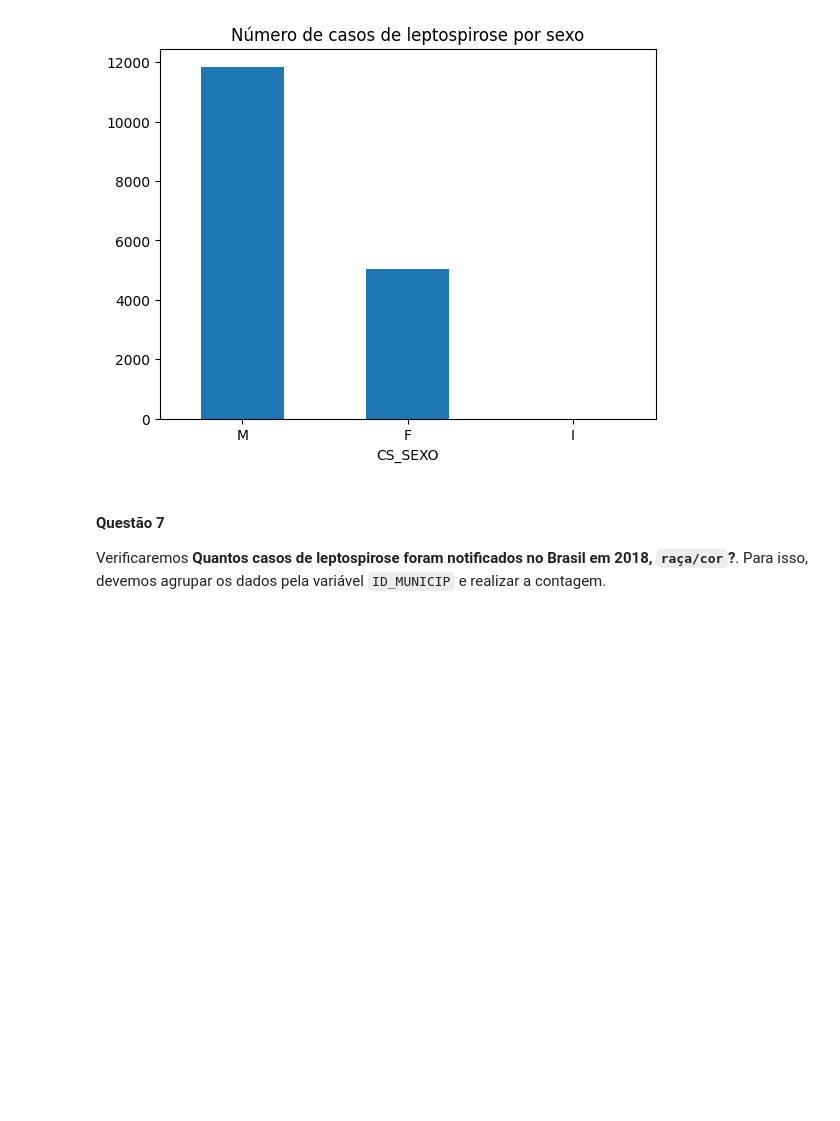
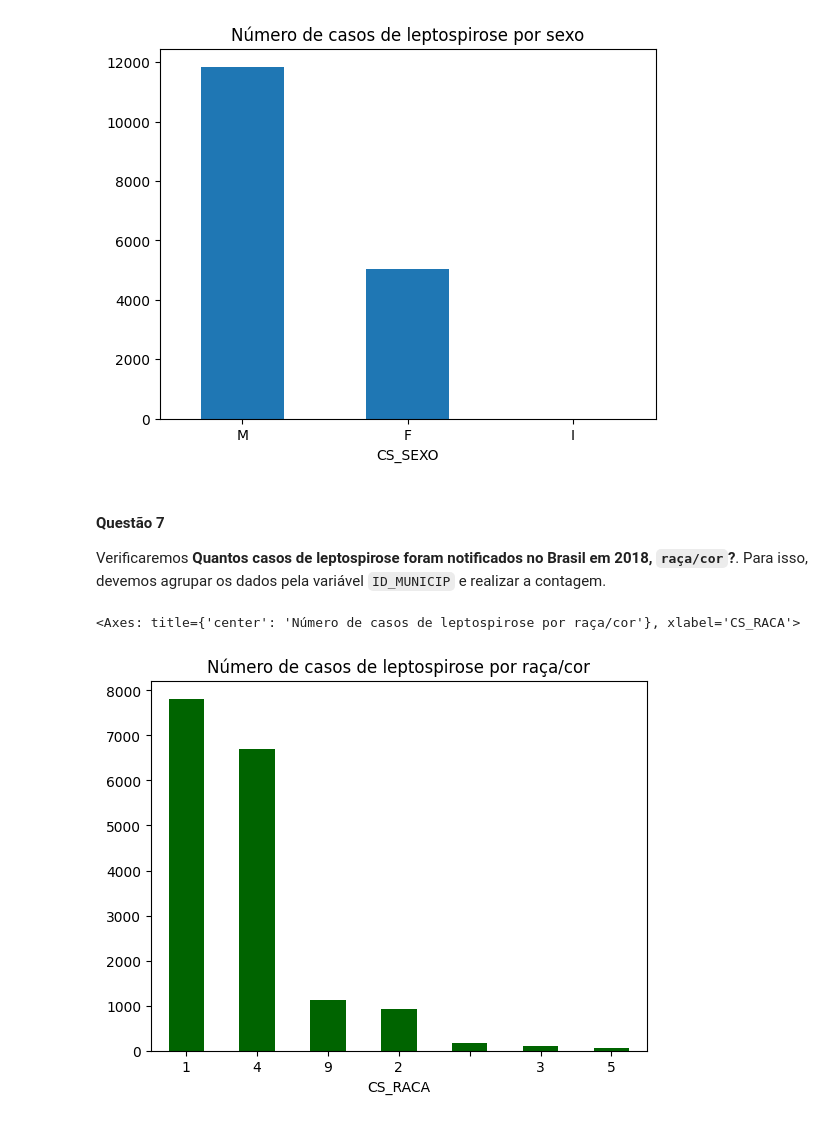
Before and after one commit to gtironi/exercicios_python, a Jupyter notebook: Projeto SUS/notebook_pysus.ipynb, the cells around one changed output. Drawn from its saved outputs; the diff is of its cells as text; code cells hidden in the pictures; blank space fills up the shorter version.

```diff
--- a/Projeto SUS/notebook_pysus.ipynb
+++ b/Projeto SUS/notebook_pysus.ipynb
@@ -171,5 +171,8 @@ agrupado_por_sexo.plot.bar(title = 'Número de casos de leptospirose por sexo',r
 
 Verificaremos **Quantos casos de leptospirose foram notificados no Brasil em 2018, `raça/cor`?**. Para isso, devemos agrupar os dados pela variável `ID_MUNICIP` e realizar a contagem.
 # %%
-agrupado_por_raca = dataframe_lepto_2018.groupby('CS_RACA').count().sort_values('SG_UF', ascending=False)
-# print(agrupado_por_raca['SG_UF'])
+agrupado_por_raca = dataframe_lepto_2018.groupby('CS_RACA').count().sort_values('SG_UF', ascending=False)['SG_UF']
+agrupado_por_raca.plot.bar(rot=0, title = 'Número de casos de leptospirose por raça/cor', color = '#006400')
+# %% [output]
+<Axes: title={'center': 'Número de casos de leptospirose por raça/cor'}, xlabel='CS_RACA'>
+[figure, added]
```
Also changed, not shown: parts of 1 cell of this notebook.
